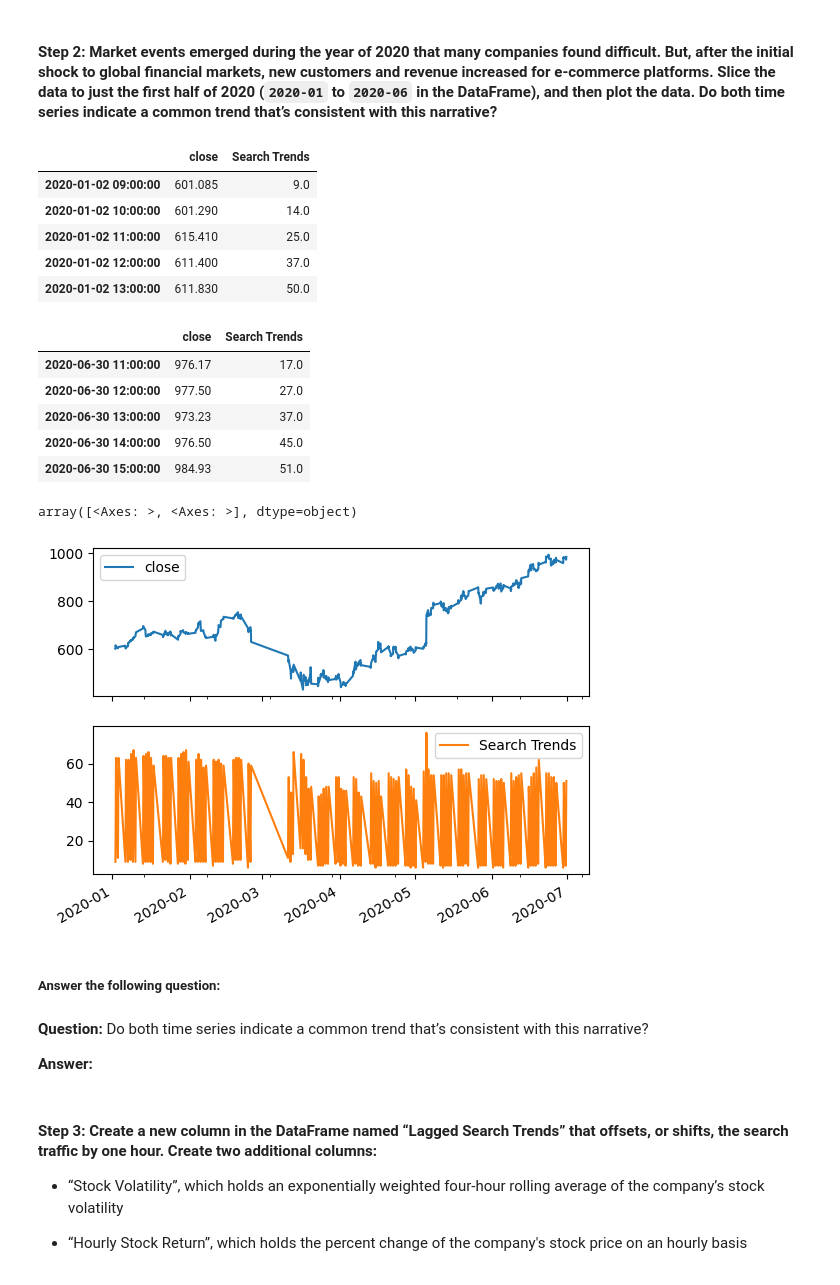
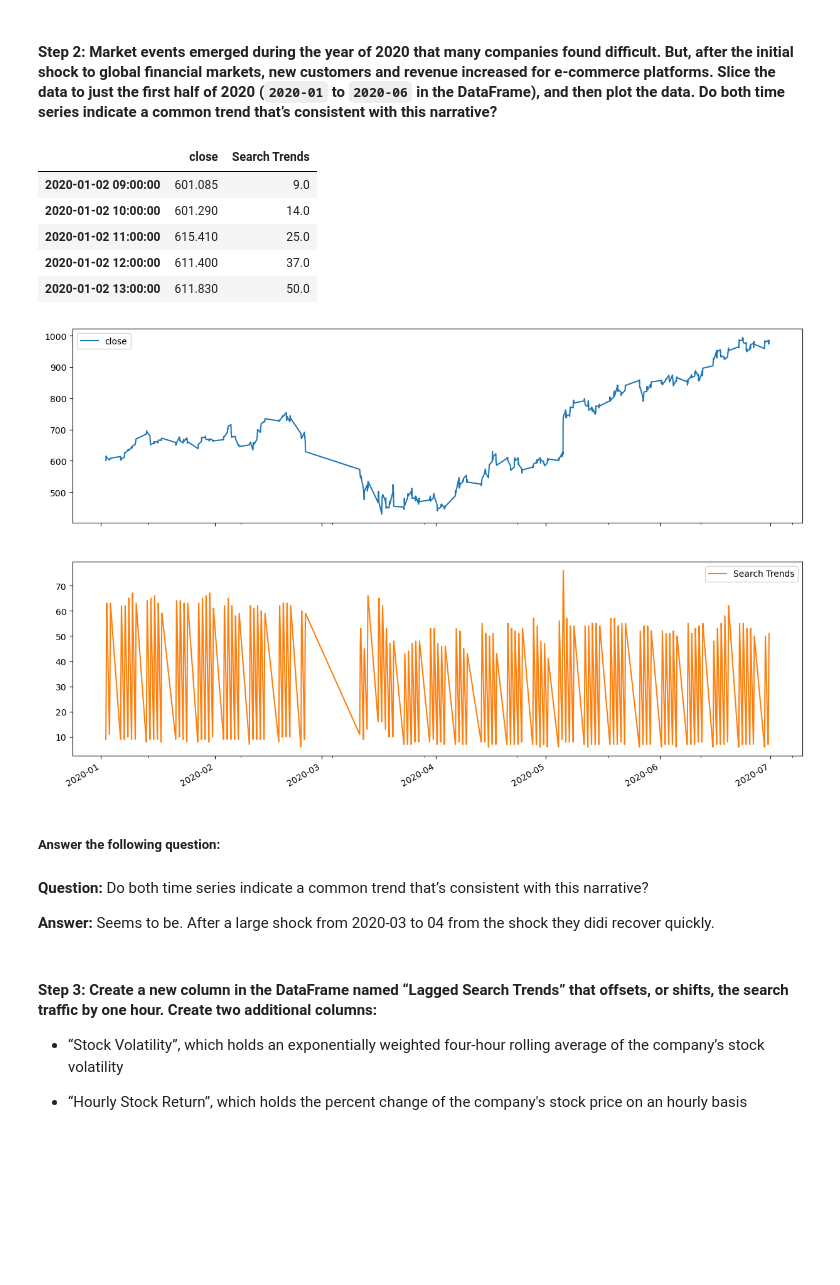
Before and after one commit to AlexLin1234/prophet-challenge, a Jupyter notebook: Starter_Code/forecasting_net_prophet.ipynb, the cells around one changed output. Drawn from its saved outputs; the diff is of its cells as text; code cells hidden in the pictures; blank space fills up the shorter version.

```diff
--- a/Starter_Code/forecasting_net_prophet.ipynb
+++ b/Starter_Code/forecasting_net_prophet.ipynb
@@ -262,9 +265,12 @@ display(df_mercado_stock.tail())
 # %%
 # Concatenate the df_mercado_stock DataFrame with the df_mercado_trends DataFrame
 # Concatenate the DataFrame by columns (axis=1), and drop and rows with only one column of data
+df_mercado = pd.concat([df_mercado_stock, df_mercado_trends], axis=1).dropna()
 
 
 # View the first and last five rows of the DataFrame
+display(df_mercado.head())
+display(df_mercado.tail())
 # %% [output]
 |  | close | Search Trends |
 | 2016-06-01 09:00:00 | 135.16 | 6.0 |
@@ -282,9 +288,11 @@ display(df_mercado_stock.tail())
 #### Step 2: Market events emerged during the year of 2020 that many companies found difficult. But, after the initial shock to global financial markets, new customers and revenue increased for e-commerce platforms. Slice the data to just the first half of 2020 (`2020-01` to `2020-06` in the DataFrame), and then plot the data. Do both time series indicate a common trend that’s consistent with this narrative?
 # %%
 # For the combined dataframe, slice to just the first half of 2020 (2020-01 through 2020-06)
+df_mercado_trends = df_mercado.loc['2020-01-01':'2020-06-30']
 
 
 # View the first and last five rows of first_half_2020 DataFrame
+display(df_mercado_trends.head())
 # %% [output]
 |  | close | Search Trends |
 | 2020-01-02 09:00:00 | 601.085 | 9.0 |
@@ -292,25 +300,20 @@ display(df_mercado_stock.tail())
 | 2020-01-02 11:00:00 | 615.410 | 25.0 |
 | 2020-01-02 12:00:00 | 611.400 | 37.0 |
 | 2020-01-02 13:00:00 | 611.830 | 50.0 |
-|  | close | Search Trends |
-| 2020-06-30 11:00:00 | 976.17 | 17.0 |
-| 2020-06-30 12:00:00 | 977.50 | 27.0 |
-| 2020-06-30 13:00:00 | 973.23 | 37.0 |
-| 2020-06-30 14:00:00 | 976.50 | 45.0 |
-| 2020-06-30 15:00:00 | 984.93 | 51.0 |
 # %%
 # Visualize the close and Search Trends data
 # Plot each column on a separate axes using the following syntax
 # `plot(subplots=True)`
+df_mercado_trends.plot(subplots=True, figsize=(15, 10))
+plt.show()
 # %% [output]
-array([<Axes: >, <Axes: >], dtype=object)
-[figure, old version]
+[figure, new version]
 # %% [markdown]
 ##### Answer the following question:
 # %% [markdown]
 **Question:** Do both time series indicate a common trend that’s consistent with this narrative?
 
-**Answer:**
+**Answer:** Seems to be. After a large shock from 2020-03 to 04 from the shock they didi recover quickly.
 # %% [markdown]
 #### Step 3: Create a new column in the DataFrame named “Lagged Search Trends” that offsets, or shifts, the search traffic by one hour. Create two additional columns:
 
```
Also changed, not shown: parts of 20 cells of this notebook.
